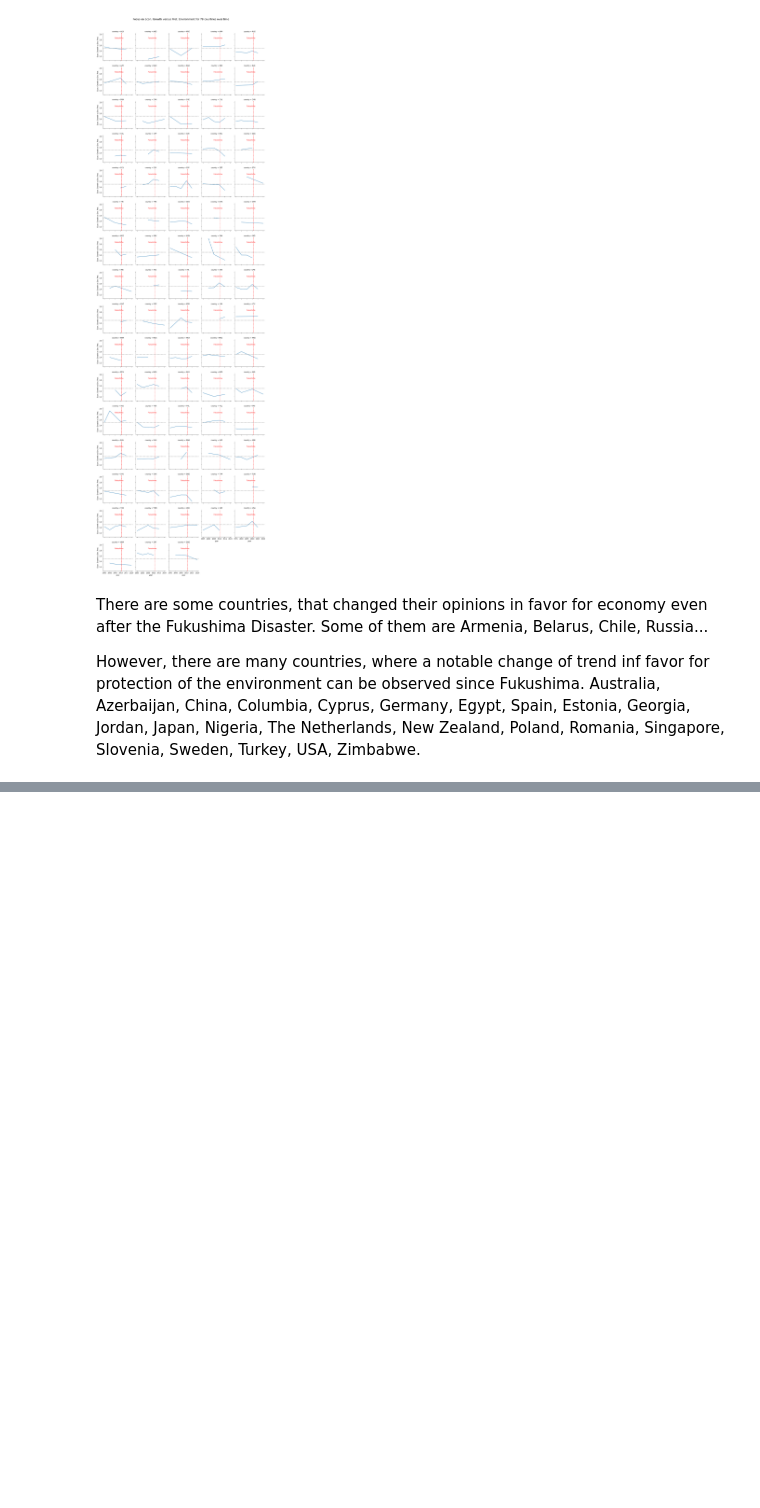
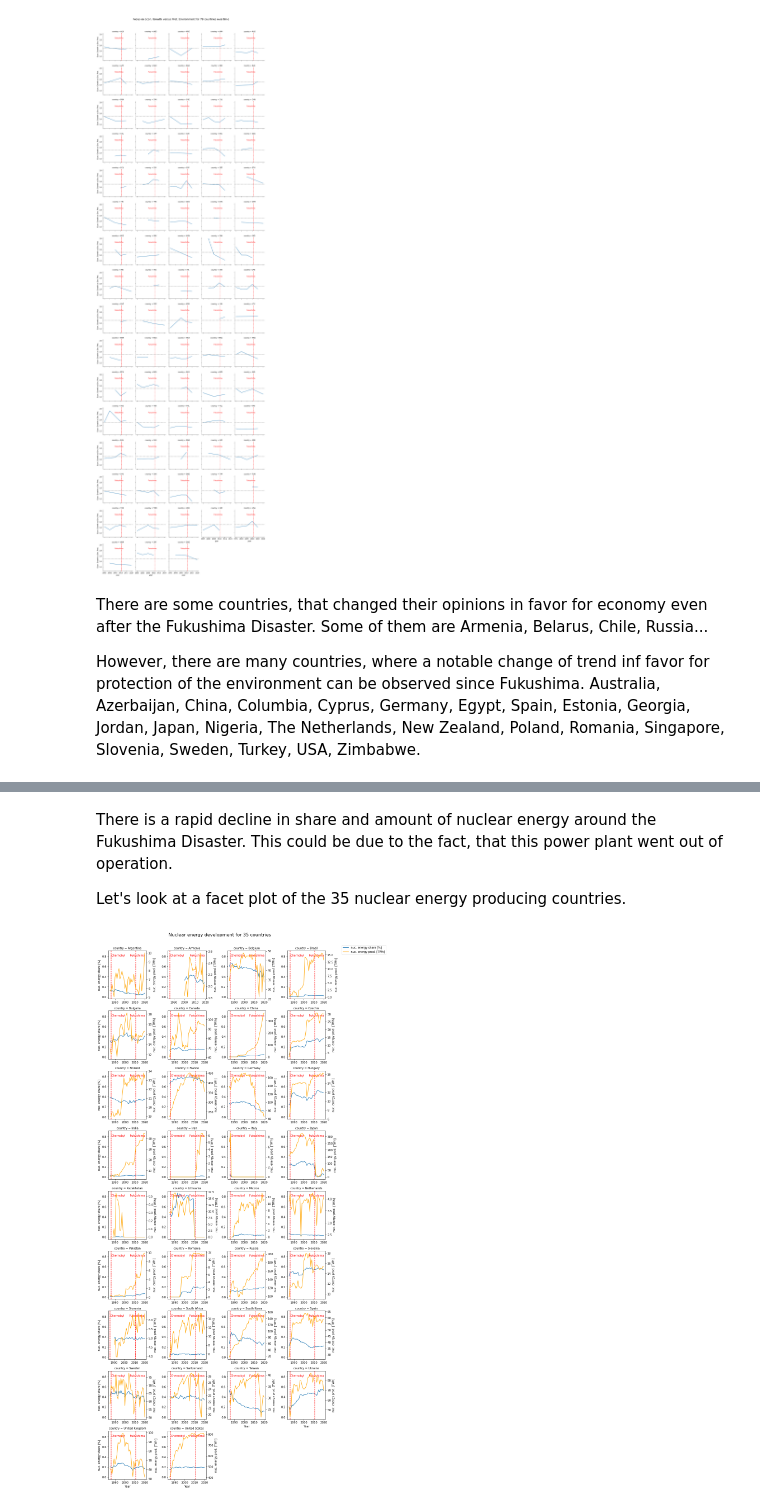
Before and after one commit to Molybdenum42/DOPP_Exercise3, a Jupyter notebook: accident_impacts.ipynb, the cells around one changed output, grey strips where cells are left out. Saved outputs shown, nothing was run; the diff lists cells and outputs as text; code cells hidden in the pictures; blank space fills up the shorter version.

```diff
--- a/accident_impacts.ipynb
+++ b/accident_impacts.ipynb
@@ -148,0 +295,32 @@ Australia, Azerbaijan, China, Columbia, Cyprus, Germany, Egypt, Spain, Estonia,
+# %% [markdown]
+There is a rapid decline in share and amount of nuclear energy around the Fukushima Disaster. This could be due to the fact, that this power plant went out of operation.
+
+Let's look at a facet plot of the 35 nuclear energy producing countries.
+# %%
+df_energy_without_world = df_energy[df_energy.country != 'World']
+import matplotlib as mpl
+def facetgrid_two_axes(*args, **kwargs):
+    data = kwargs.pop('data')
+    kwargs.pop('color')
+    ax = plt.gca()
+    ax2 = ax.twinx()
+    ax2.set_ylabel('nuc. energy prod. [TWh]')
+
+    ax.plot(data['year'],data['nuclear_electricity_share'], **kwargs, color=sns.color_palette()[0])
+
+    ax.axvline(x=2011, color="red", linestyle="--")
+    ax.text(2005, .8,'Fukushima',c="red")
+    ax.axvline(x=1986, color="red", linestyle="--")
+    ax.text(1986.2, .8,'Chernobyl',c="red")
+    ax2.plot(data['year'],data['nuclear_electricity'], **kwargs, color='orange')
+
+g = sns.FacetGrid(df_energy_without_world, col="country", col_wrap=4,sharex=False, legend_out=False)
+(g.map_dataframe(facetgrid_two_axes)
+ .set_axis_labels("Year", "nuc. energy share [%]"))
+#g.fig.subplots_adjust(top=0.9)
+g.fig.suptitle('Nuclear energy development for 35 countries', size=16, y=1.02)
+legend_patches = [mpl.lines.Line2D([],[],color=sns.color_palette()[0], label="nuc. energy share [%]") ,mpl.lines.Line2D([],[],color="orange", label="nuc. energy prod. [TWh]")]
+g.fig.legend(handles=legend_patches, loc = 2, bbox_to_anchor = (1,1))
+plt.show()
+# %% [output]
+[figure, added]
```
Also changed, not shown: parts of 17 cells of this notebook.
